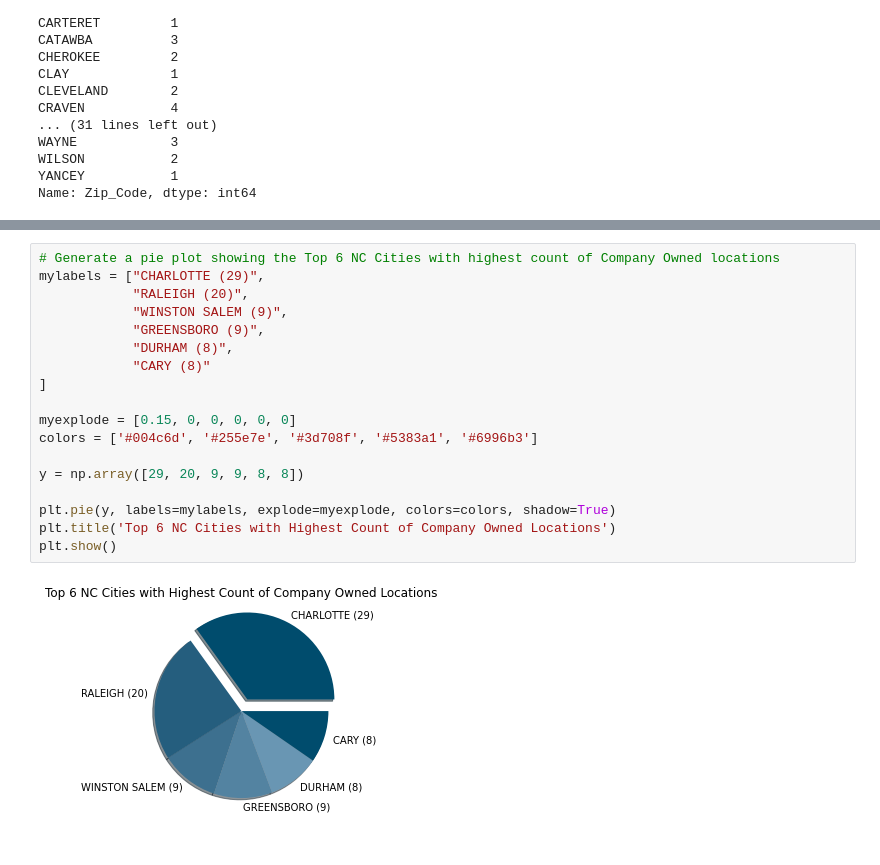
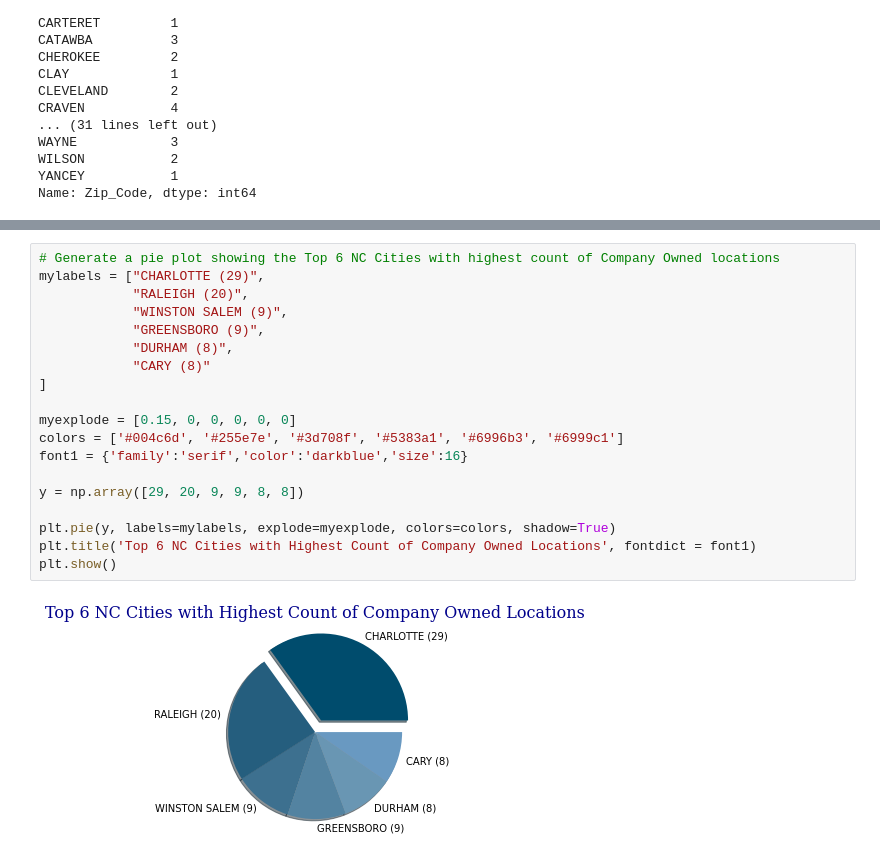
Before and after one commit to AnaLindaPenny/project-one, a Jupyter notebook: Starbucks-Solo-Analysis.ipynb, the cells around one changed output, grey strips where cells are left out. Saved outputs shown, nothing was run; the diff lists cells and outputs as text.

```diff
--- a/Starbucks-Solo-Analysis.ipynb
+++ b/Starbucks-Solo-Analysis.ipynb
@@ -353,23 +365,24 @@ Name: City_y, dtype: int64
 # %%
 # Generate a pie plot showing the Top 6 NC Cities with highest count of Company Owned locations
 mylabels = ["CHARLOTTE (29)",
             "RALEIGH (20)",
             "WINSTON SALEM (9)",
             "GREENSBORO (9)",
             "DURHAM (8)",
             "CARY (8)"
 ]
 
 myexplode = [0.15, 0, 0, 0, 0, 0]
-colors = ['#004c6d', '#255e7e', '#3d708f', '#5383a1', '#6996b3']
+colors = ['#004c6d', '#255e7e', '#3d708f', '#5383a1', '#6996b3', '#6999c1']
+font1 = {'family':'serif','color':'darkblue','size':16}
 
 y = np.array([29, 20, 9, 9, 8, 8])
 
 plt.pie(y, labels=mylabels, explode=myexplode, colors=colors, shadow=True)
-plt.title('Top 6 NC Cities with Highest Count of Company Owned Locations')
+plt.title('Top 6 NC Cities with Highest Count of Company Owned Locations', fontdict = font1)
 plt.show()
 # %% [output]
-[figure, old version]
+[figure, new version]
 # %%
 lic_own_df["City_y"].value_counts()
 # %% [output]
```
Also changed, not shown: parts of 58 cells of this notebook, 18 other files.
